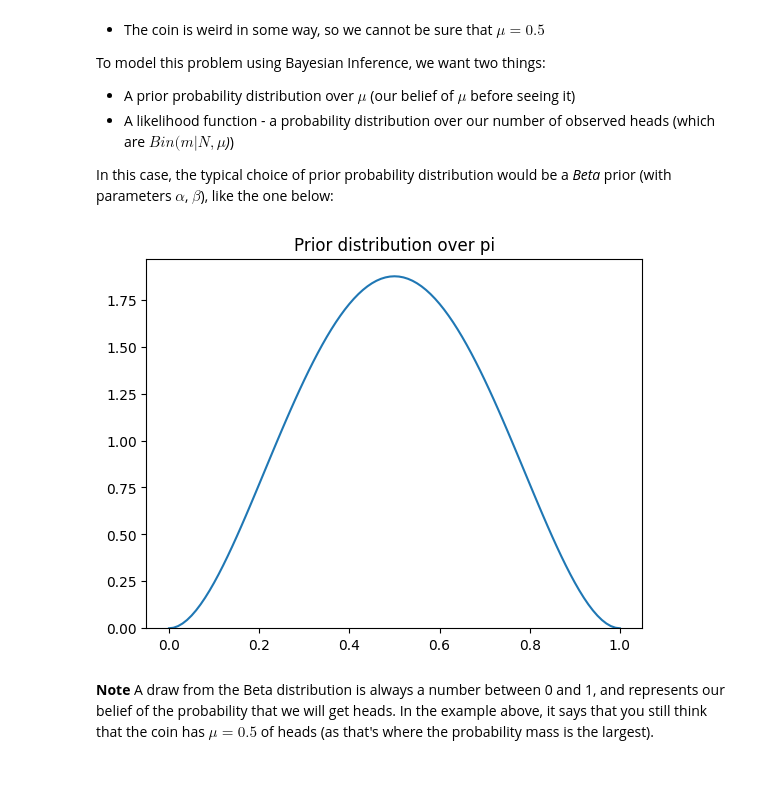
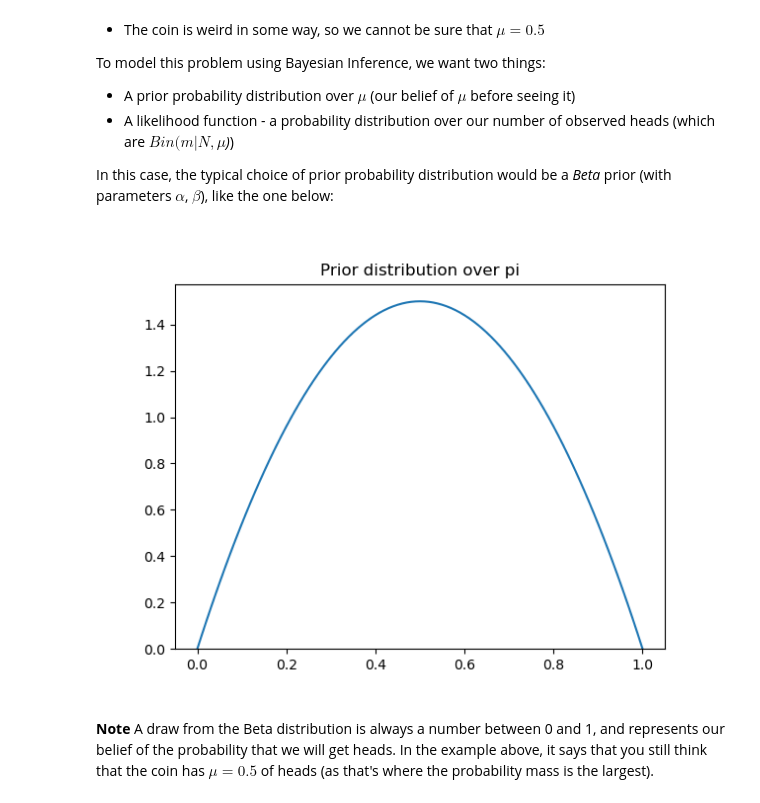
Before and after one commit to patriktao/edan96, a Jupyter notebook: lab2/applied_ml_assignment_2.ipynb, the cells around one changed output. Cells and saved outputs as stored; diff of their text form; code cells hidden in the pictures; blank space fills up the shorter version.

```diff
--- a/lab2/applied_ml_assignment_2.ipynb
+++ b/lab2/applied_ml_assignment_2.ipynb
@@ -339,18 +339,18 @@ To model this problem using Bayesian Inference, we want two things:
 
 In this case, the typical choice of prior probability distribution would be a *Beta* prior (with parameters $\alpha$, $\beta$), like the one below:
 # %%
-prior_alpha, prior_beta = 3, 3
+prior_alpha, prior_beta = 2, 2
 pi_heads_prior = beta_dist(prior_alpha, prior_beta)
 
 x = np.linspace(0, 1, 101)
 y = pi_heads_prior.pdf(x)
 fig2, ax2 = plt.subplots()
 ax2.plot(x, y)
 ax2.set_ylim(0)
 ax2.set_title('Prior distribution over pi')
 plt.show()
 # %% [output]
-[figure, old version]
+[figure, new version]
 # %% [markdown]
 **Note**
 A draw from the Beta distribution is always a number between 0 and 1, and represents our belief of the probability that we will get heads. In the example above, it says that you still think that the coin has $\mu=0.5$ of heads (as that's where the probability mass is the largest).
```
Also changed, not shown: parts of 18 cells of this notebook, 15 other files.
